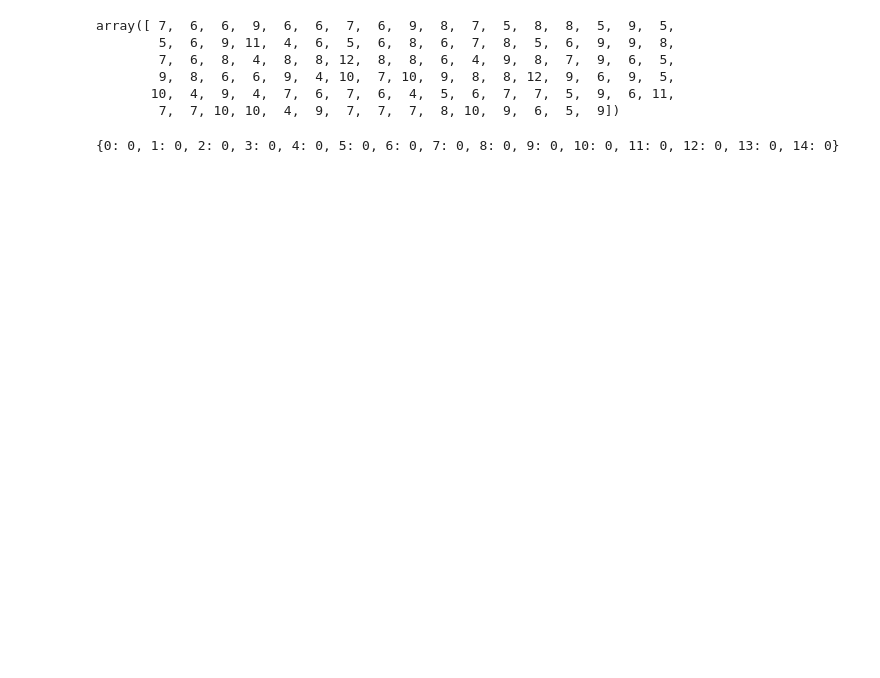
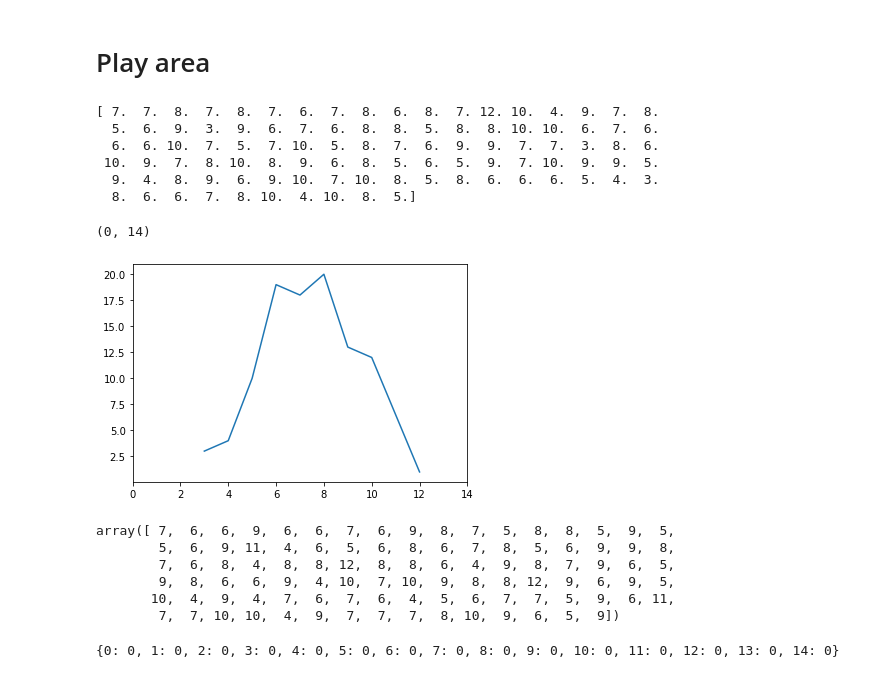
Before and after one commit to AnnemijnD/complex_systems, a Jupyter notebook: non_spatial/Sympatric speciation.ipynb, the cells around one changed output. Drawn from its saved outputs; the diff is of its cells as text; code cells hidden in the pictures; blank space fills up the shorter version.

```diff
--- a/non_spatial/Sympatric speciation.ipynb
+++ b/non_spatial/Sympatric speciation.ipynb
@@ -19,7 +5,15 @@ J = 2
 # %%
 #initialize n lists of bits (genomes) in an array
+# following a binomial distribution
+def init_individual():
+    arr = np.zeros(L)
+    arr[:np.random.binomial(L,P)]  = 1
+    np.random.shuffle(arr)
+    return arr
+
+#initialize n lists of bits (genomes) in an array
 def init_population():
-    return [np.random.randint(0,2, size = L) for i in range(N)]
+    return [init_individual() for i in range(N)]
 
 #pop is array of individual lists of bits (genomes)
 def phenotypes(pop):
@@ -51,13 +45,23 @@ def reproduction_mutation(pop):
     offspring = []
     for i in range(N):
 
+
         randomparentindex = np.random.randint(0, len(pop))
+
+
         randomparent = phenos[randomparentindex]
 
         yindexes = [phenoindex for phenoindex, pheno in enumerate(phenos) if np.abs(pheno - randomparent) <= Delta]
         yindexes.remove(randomparentindex)
 
-        secondparentindex = yindexes[np.random.randint(0, len(yindexes))]
+        try:
+            secondparentindex = yindexes[np.random.randint(0, len(yindexes))]
+        except:
+#             print('no partner available - 4everAlone')
+            offspring.append(pop[randomparentindex])
+            continue
+
+
         single_offspring = mutate(uniform_recombination(pop[randomparentindex], pop[secondparentindex]))
         #recombination + mutation
 
@@ -67,7 +71,7 @@ def reproduction_mutation(pop):
 
 def fitness(x, yzip):
     h0 = np.exp(-((x / Gamma)**B) / B)
-    h = h0 - J * np.sum(p * np.exp(- np.abs((x - y)/ R)**A) / A for p, y in yzip)
+    h = h0 - J * np.sum(p * np.exp(- np.abs((x - y)/ R)**Alfa) / Alfa for p, y in yzip)
     return np.exp(h)
 
 def compute_A(offspring):
@@ -92,7 +96,6 @@ def model_cycle(pop):
     a_dict = compute_A(offspring)
 
     while len(nextgen) < N:
-
         trial = offspring[np.random.randint(0, N)]
         pheno_trial = np.sum(trial)
 
@@ -144,3 +303,24 @@ for t in range(30000):
+# %% [markdown]
+# Play area
+# %%
+#investigate initial population following a binomial distribution
+P = .5
+Population = init_population()
+print(phenotypes(Population))
+x, y = np.unique(phenotypes(Population), return_counts=True)
+
+plt.figure()
+plt.plot(x, y)
+plt.xlim(0,14)
+# %% [output]
+[ 7.  7.  8.  7.  8.  7.  6.  7.  8.  6.  8.  7. 12. 10.  4.  9.  7.  8.
+  5.  6.  9.  3.  9.  6.  7.  6.  8.  8.  5.  8.  8. 10. 10.  6.  7.  6.
+  6.  6. 10.  7.  5.  7. 10.  5.  8.  7.  6.  9.  9.  7.  7.  3.  8.  6.
+ 10.  9.  7.  8. 10.  8.  9.  6.  8.  5.  6.  5.  9.  7. 10.  9.  9.  5.
+  9.  4.  8.  9.  6.  9. 10.  7. 10.  8.  5.  8.  6.  6.  6.  5.  4.  3.
+  8.  6.  6.  7.  8. 10.  4. 10.  8.  5.]
+(0, 14)
+[figure, added]
 # %%
 # #model implementation in the limit where rho -> infinity
 # def model_cycle(pop, delta, mu, l, b, gamma, j, r, p, alpha):
```
Also changed, not shown: parts of 21 cells of this notebook, 1 other file.
